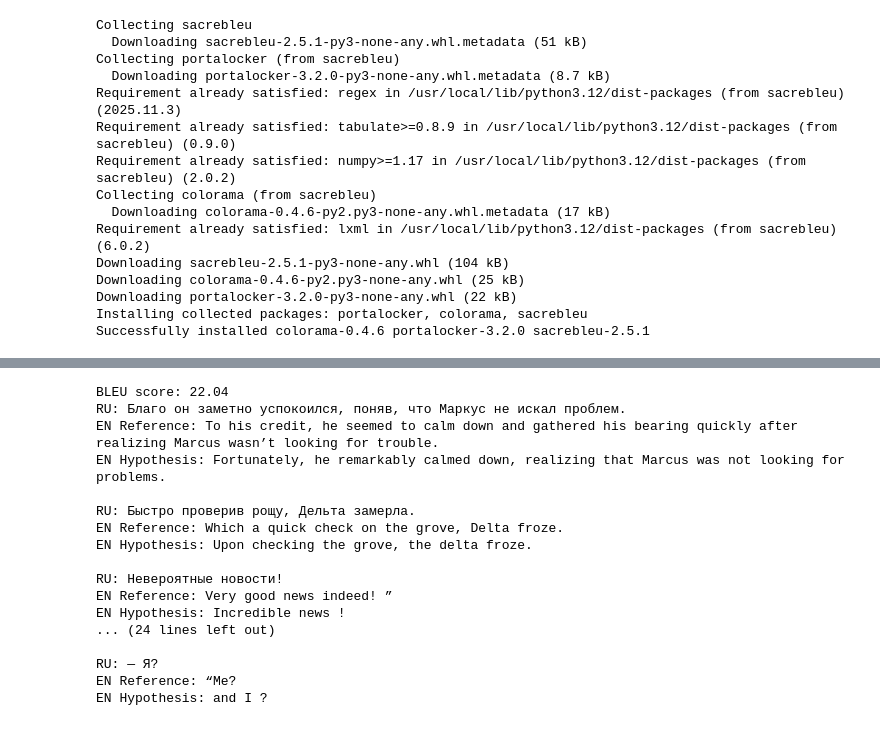
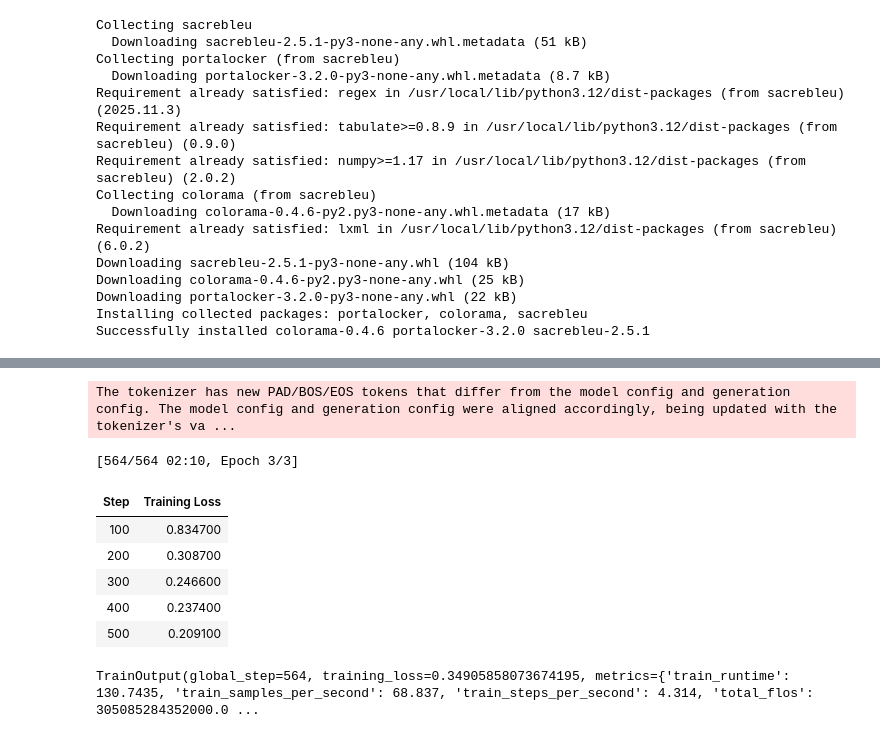
Before and after one commit to nastya-papulova/NLP, a Jupyter notebook: LR4_NLP.ipynb, the cells around one changed output, grey strips where cells are left out. Saved outputs shown, nothing was run; the diff lists cells and outputs as text; code cells hidden in the pictures.

```diff
--- a/LR4_NLP.ipynb
+++ b/LR4_NLP.ipynb
@@ -79,0 +84,13 @@ ru_train, en_train, ru_test, en_test = trim_dataset(train_samples, test_samples)
+# %%
+def preprocess(batch):
+    inputs = batch['ru']
+    targets = batch['en']
+    model_inputs = tokenizer(inputs, truncation=True, padding="max_length", max_length=128)
+    with tokenizer.as_target_tokenizer():
+        labels = tokenizer(targets, truncation=True, padding="max_length", max_length=128)
+    model_inputs["labels"] = labels["input_ids"]
+    return model_inputs
+# %%
+
+tokenized_train = train_dataset.map(preprocess, batched=True)
+tokenized_val = val_dataset.map(preprocess, batched=True)
@@ -122,26 +142,37 @@ Processed 800/1000 sentences
-# %%
-print(f"\nBLEU score: {bleu_score:.2f}")
-
-
-for i in range(10):
-  print(f"RU: {ru_test[i]}")
-  print(f"EN Reference: {en_test[i]}")
-  print(f"EN Hypothesis: {translations[i]}\n")
-# %% [output]
-BLEU score: 22.04
-RU: Благо он заметно успокоился, поняв, что Маркус не искал проблем.
-EN Reference: To his credit, he seemed to calm down and gathered his bearing quickly after realizing Marcus wasn’t looking for trouble.
-EN Hypothesis: Fortunately, he remarkably calmed down, realizing that Marcus was not looking for problems.
-
-RU: Быстро проверив рощу, Дельта замерла.
-EN Reference: Which a quick check on the grove, Delta froze.
-EN Hypothesis: Upon checking the grove, the delta froze.
-
-RU: Невероятные новости!
-EN Reference: Very good news indeed! ”
-EN Hypothesis: Incredible news !
-... (24 lines left out)
-
-RU: — Я?
-EN Reference: “Me?
-EN Hypothesis: and I ?
+# %%
+training_args = Seq2SeqTrainingArguments(
+    output_dir="./opus_mt_ru_en_finetuned",
+    save_strategy="steps",
+    save_steps=500,
+    eval_steps=500,
+    logging_steps=100,
+    learning_rate=5e-5,
+    per_device_train_batch_size=16,
+    per_device_eval_batch_size=16,
+    weight_decay=0.01,
+    save_total_limit=2,
+    num_train_epochs=3,
+    predict_with_generate=True,
+    fp16=True,
+    report_to="none"
+)
+# %%
+trainer = Seq2SeqTrainer(
+    model=model,
+    args=training_args,
+    train_dataset=tokenized_train,
+    eval_dataset=tokenized_val,
+    tokenizer=tokenizer
+)
+# %%
+trainer.train()
+# %% [output]
+The tokenizer has new PAD/BOS/EOS tokens that differ from the model config and generation config. The model config and generation config were aligned accordingly, being updated with the tokenizer's va ...
+[564/564 02:10, Epoch 3/3]
+| Step | Training Loss |
+| 100 | 0.834700 |
+| 200 | 0.308700 |
+| 300 | 0.246600 |
+| 400 | 0.237400 |
+| 500 | 0.209100 |
+TrainOutput(global_step=564, training_loss=0.34905858073674195, metrics={'train_runtime': 130.7435, 'train_samples_per_second': 68.837, 'train_steps_per_second': 4.314, 'total_flos': 305085284352000.0 ...
```
Also changed, not shown: parts of 12 cells of this notebook.
